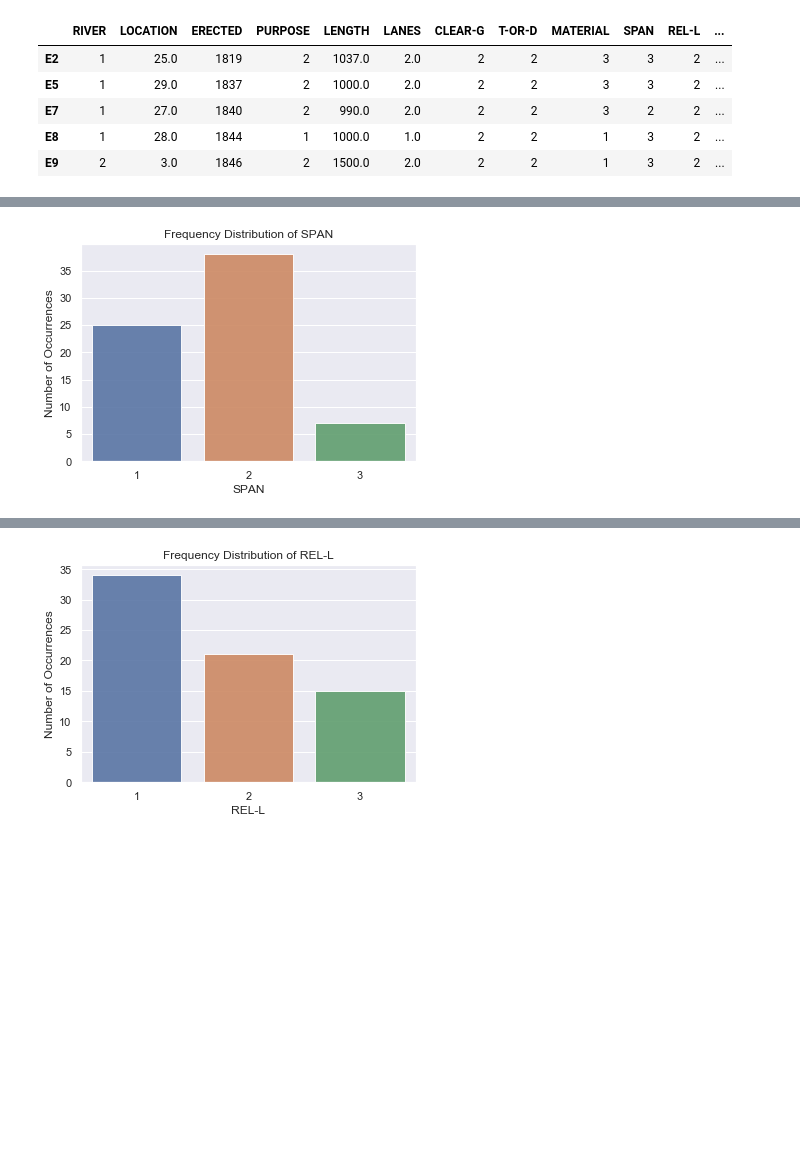
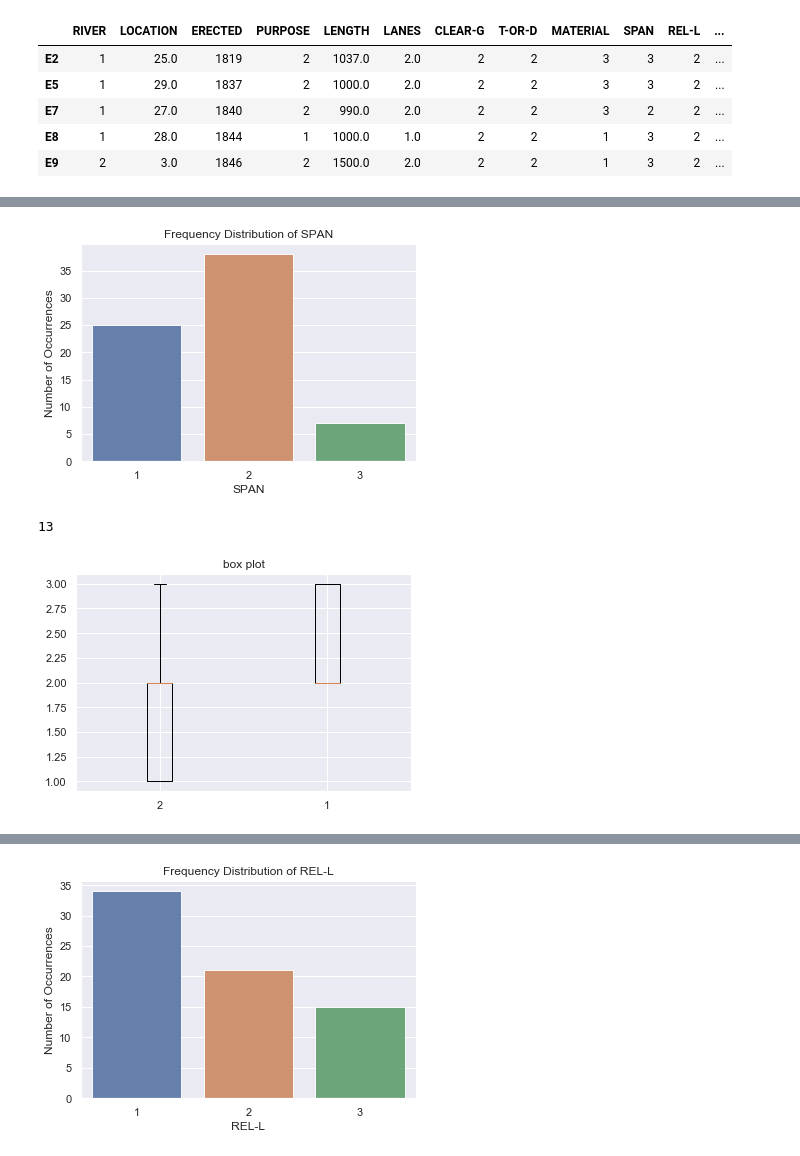
Before and after one commit to franec94/Pittsburgh-Bridge-Dataset, a Jupyter notebook: pittsburgh-bridges-data-set-analysis/Data Space Report (Official).ipynb, the cells around one changed output, grey strips where cells are left out. Saved outputs shown, nothing was run; the diff lists cells and outputs as text; code cells hidden in the pictures; blank space fills up the shorter version.

```diff
--- a/pittsburgh-bridges-data-set-analysis/Data Space Report (Official).ipynb
+++ b/pittsburgh-bridges-data-set-analysis/Data Space Report (Official).ipynb
@@ -373,8 +364,12 @@ show_frequency_distribution_predictor(dataset, predictor_name='CLEAR-G', columns
 # %%
 # show_frequency_distribution_predictors(dataset, columns_2_avoid)
 show_frequency_distribution_predictor(dataset, predictor_name='SPAN', columns_2_avoid=columns_2_avoid)
+
+build_boxplot(dataset, predictor_name='SPAN', columns_2_avoid=columns_2_avoid, target_col='T-OR-D')
 # %% [output]
 [figure]
+13
+[figure, added]
 # %%
 # show_frequency_distribution_predictors(dataset, columns_2_avoid)
 show_frequency_distribution_predictor(dataset, predictor_name='MATERIAL', columns_2_avoid=columns_2_avoid)
```
Also changed, not shown: parts of 12 cells of this notebook, 1 other file.
